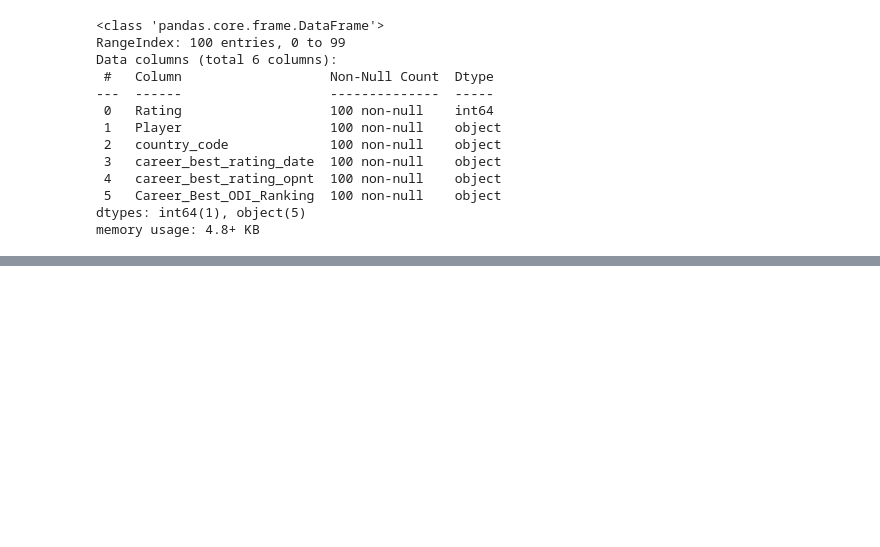
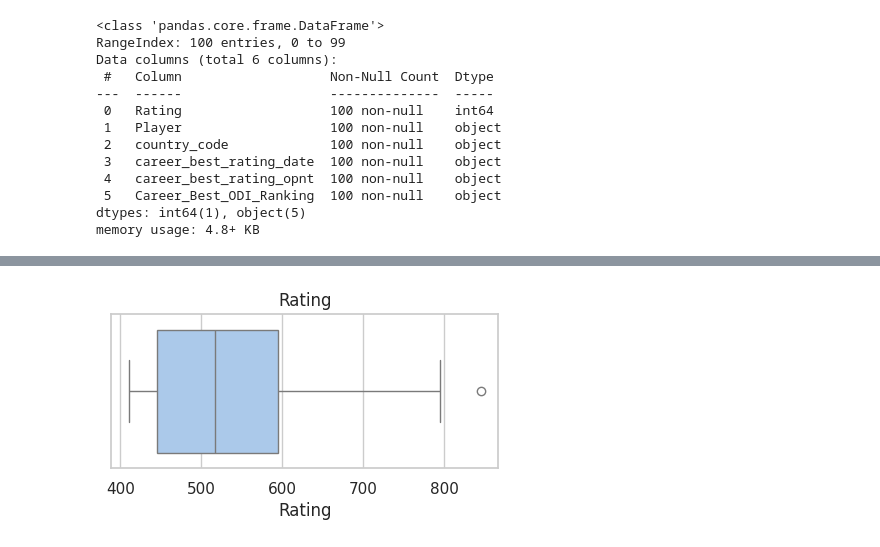
Before and after one commit to ramoliyaYug/EDAs, a Jupyter notebook: ICCODI/ICCODI.ipynb, the cells around one changed output, grey strips where cells are left out. Drawn from its saved outputs; the diff is of its cells as text; code cells hidden in the pictures; blank space fills up the shorter version.

```diff
--- a/ICCODI/ICCODI.ipynb
+++ b/ICCODI/ICCODI.ipynb
@@ -41,0 +77,8 @@ memory usage: 4.8+ KB
+# %%
+for col in numerical_cols:
+    plt.figure(figsize=(5, 2))
+    sns.boxplot(x=df[col])
+    plt.title(col)
+    plt.show()
+# %% [output]
+[figure, added]
```
Also changed, not shown: parts of 12 cells of this notebook.
